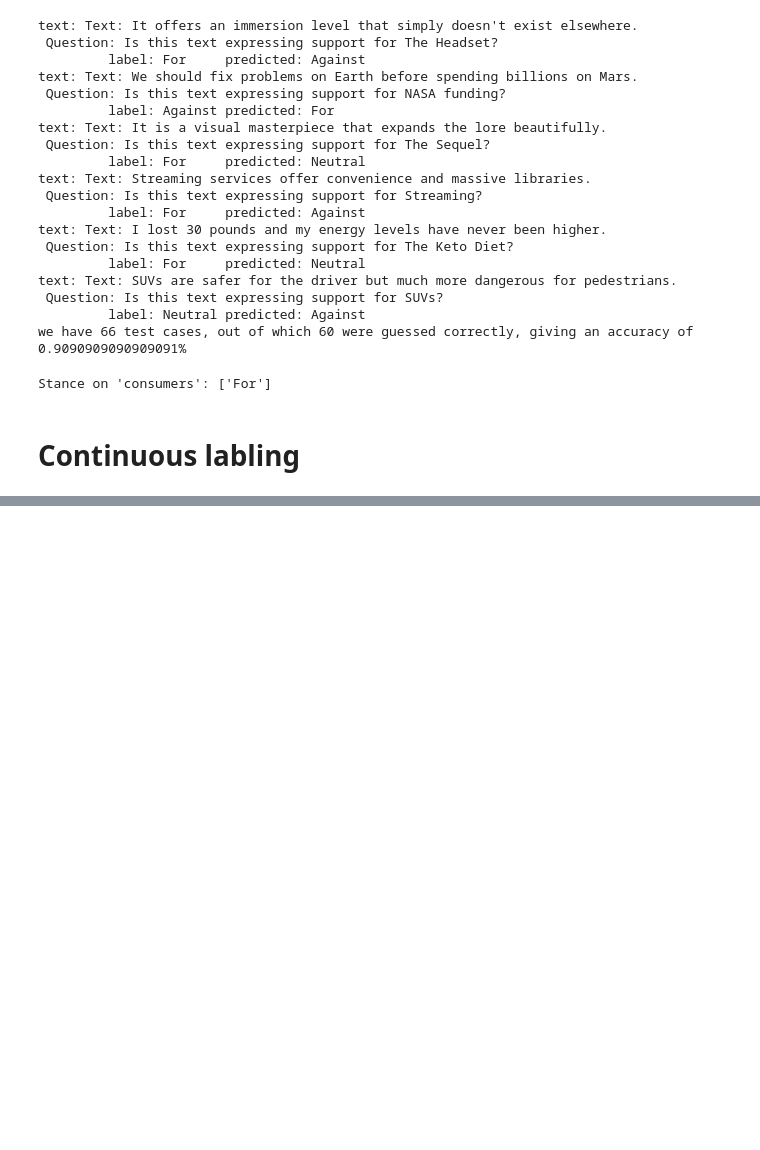
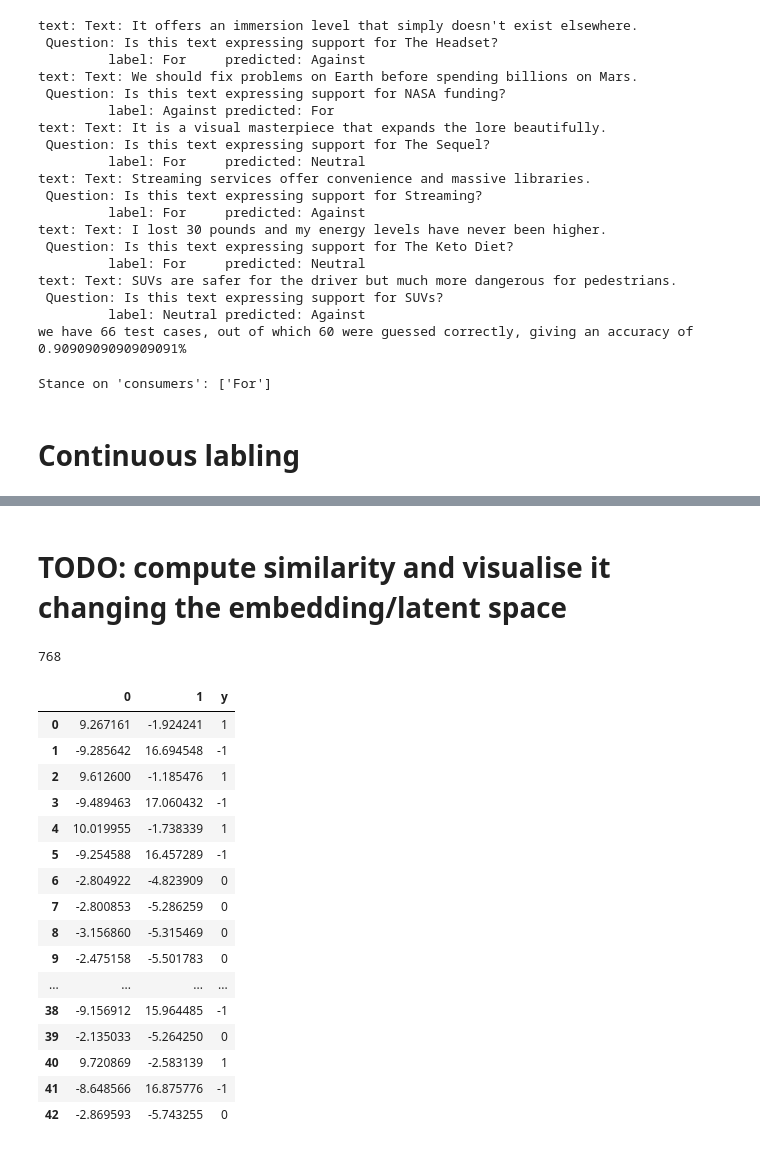
Before and after one commit to honua-dmg/PERSONAL_NEWS, a Jupyter notebook: SentimentAnalysis/stance_detection.ipynb, the cells around one changed output, grey strips where cells are left out. Drawn from its saved outputs; the diff is of its cells as text; code cells hidden in the pictures; blank space fills up the shorter version.

```diff
--- a/SentimentAnalysis/stance_detection.ipynb
+++ b/SentimentAnalysis/stance_detection.ipynb
@@ -974,0 +1046,6 @@ Stance on 'consumers': ['For']
+# %% [markdown]
+# TODO: compute similarity and visualise it changing the embedding/latent space
+# %%
+len(initial_embeddings[0])
+# %% [output]
+768
@@ -974,0 +1069,27 @@ Stance on 'consumers': ['For']
+# %%
+import pandas as pd
+
+pre_training = pd.DataFrame(X_base_2d)
+pre_training['y'] = y
+
+post_training = pd.DataFrame(X_setfit_2d)
+post_training['y'] = y
+post_training
+# %% [output]
+|  | 0 | 1 | y |
+| 0 | 9.267161 | -1.924241 | 1 |
+| 1 | -9.285642 | 16.694548 | -1 |
+| 2 | 9.612600 | -1.185476 | 1 |
+| 3 | -9.489463 | 17.060432 | -1 |
+| 4 | 10.019955 | -1.738339 | 1 |
+| 5 | -9.254588 | 16.457289 | -1 |
+| 6 | -2.804922 | -4.823909 | 0 |
+| 7 | -2.800853 | -5.286259 | 0 |
+| 8 | -3.156860 | -5.315469 | 0 |
+| 9 | -2.475158 | -5.501783 | 0 |
+| ... | ... | ... | ... |
+| 38 | -9.156912 | 15.964485 | -1 |
+| 39 | -2.135033 | -5.264250 | 0 |
+| 40 | 9.720869 | -2.583139 | 1 |
+| 41 | -8.648566 | 16.875776 | -1 |
+| 42 | -2.869593 | -5.743255 | 0 |
```
Also changed, not shown: parts of 13 cells of this notebook, 3 other files.
